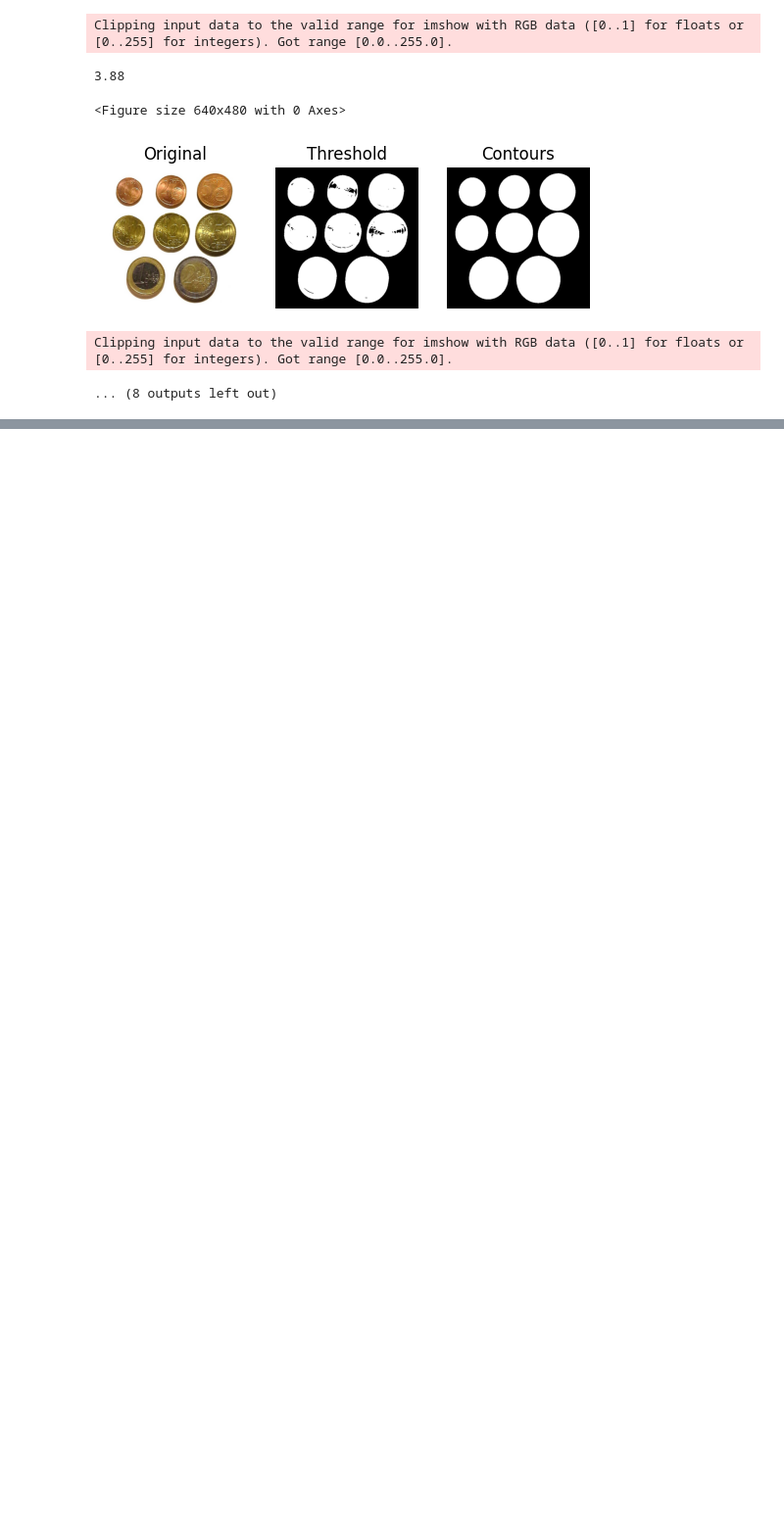
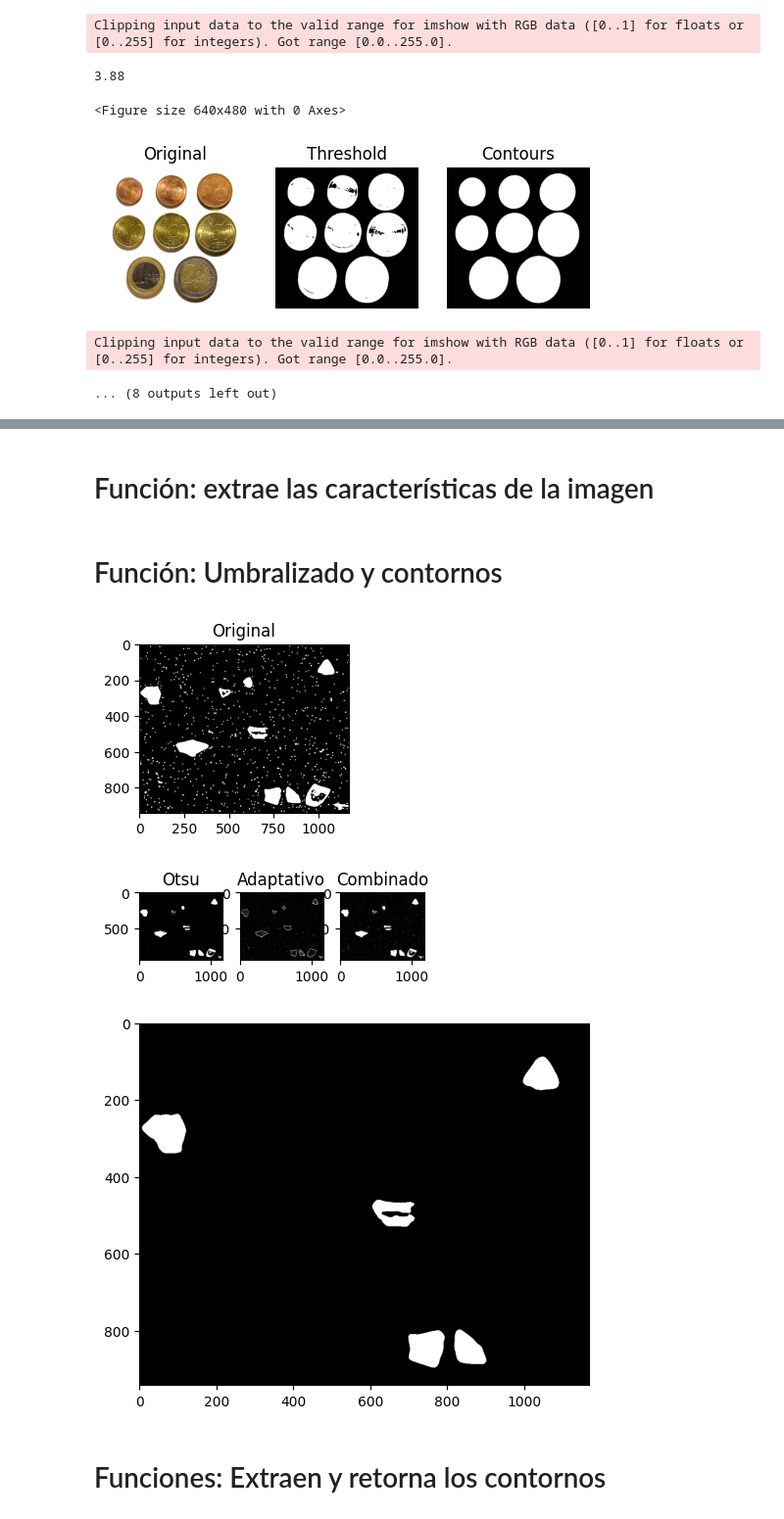
Before and after one commit to Javier-Castilla/VC-P3, a Jupyter notebook: Practica3.ipynb, the cells around one changed output, grey strips where cells are left out. Shown at 98% size. Saved outputs shown, nothing was run; the diff lists cells and outputs as text; code cells hidden in the pictures; blank space fills up the shorter version.

```diff
--- a/Practica3.ipynb
+++ b/Practica3.ipynb
@@ -261,0 +324,2 @@ Clipping input data to the valid range for imshow with RGB data ([0..1] for floa
+# %% [markdown]
+# Función: extrae las características de la imagen
@@ -261,0 +416,2 @@ Clipping input data to the valid range for imshow with RGB data ([0..1] for floa
+# %% [markdown]
+# Función: Umbralizado y contornos
@@ -261,0 +457,31 @@ Clipping input data to the valid range for imshow with RGB data ([0..1] for floa
+# %%
+image = cv2.imread('imgs/FRA.png')
+
+max_height = 4000
+if image.shape[0] > max_height:
+    image_cropped = image[:max_height, :, :]  # [:altura, :ancho, :canales]
+else:
+    image_cropped = image
+
+result = thresholds_and_image_manipulation(image_cropped)
+
+pepe = np.zeros(result.shape)
+contours, _ = cv2.findContours(result,
+                                   cv2.RETR_EXTERNAL,
+                                   cv2.CHAIN_APPROX_SIMPLE)
+
+areas = np.array([cv2.contourArea(contour) for contour in contours])
+lower_bound = max(0, np.percentile(areas, 75))
+upper_bound = np.percentile(areas, 100)
+contours = [x for x in contours if lower_bound <= cv2.contourArea(x) <= upper_bound and cv2.contourArea(x) > 50 and cv2.contourArea(x) < 10000]
+cv2.drawContours(pepe, contours, -1, color=255, thickness=-1)
+
+
+plt.imshow(pepe, cmap='gray')
+plt.show()
+# %% [output]
+[figure, added]
+[figure, added]
+[figure, added]
+# %% [markdown]
+# Funciones: Extraen y retorna los contornos
```
Also changed, not shown: parts of 20 cells of this notebook, 8 other files.
